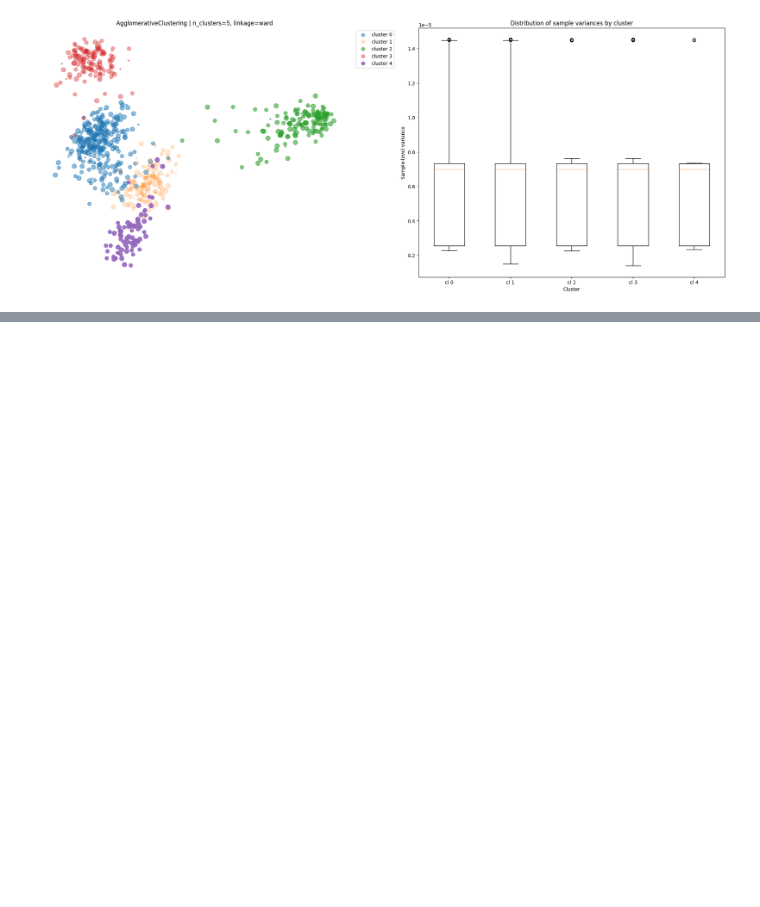
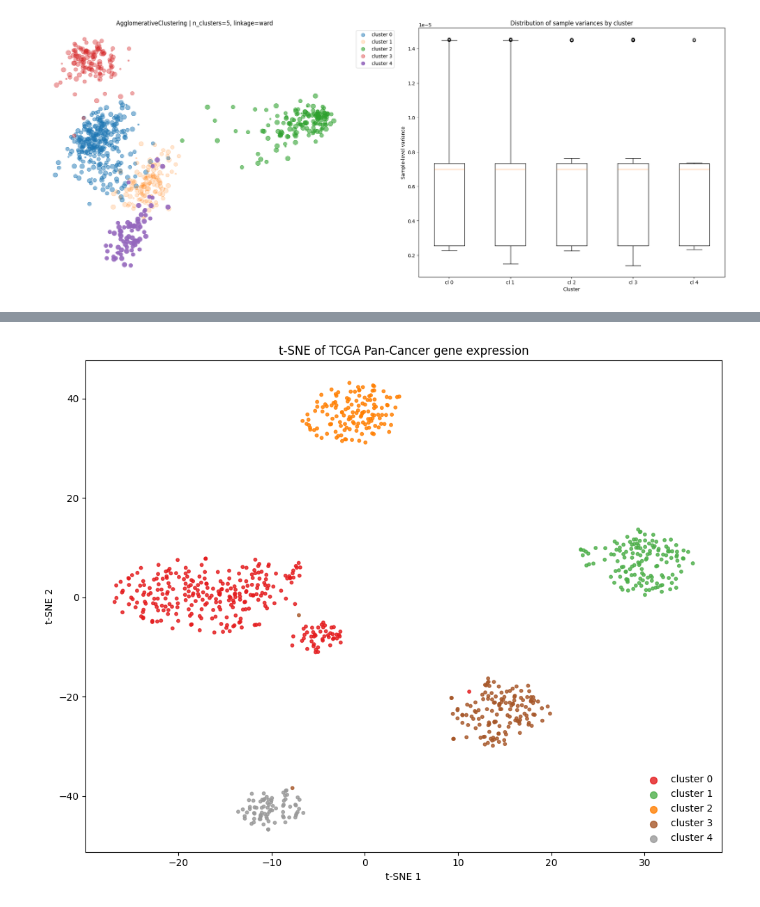
Before and after one commit to DataSlingers/CARVE, a Jupyter notebook: SketchV4.ipynb, the cells around one changed output, grey strips where cells are left out. Drawn from its saved outputs; the diff is of its cells as text; code cells hidden in the pictures; blank space fills up the shorter version.

```diff
--- a/SketchV4.ipynb
+++ b/SketchV4.ipynb
@@ -839,0 +821,4 @@ ChildProcessError: [Errno 10] No child processes
+# %%
+plot_dim_reduced_clustering(X, opt_labels, method='tSNE')
+# %% [output]
+[figure, added]
```
Also changed, not shown: parts of 5 cells of this notebook.
